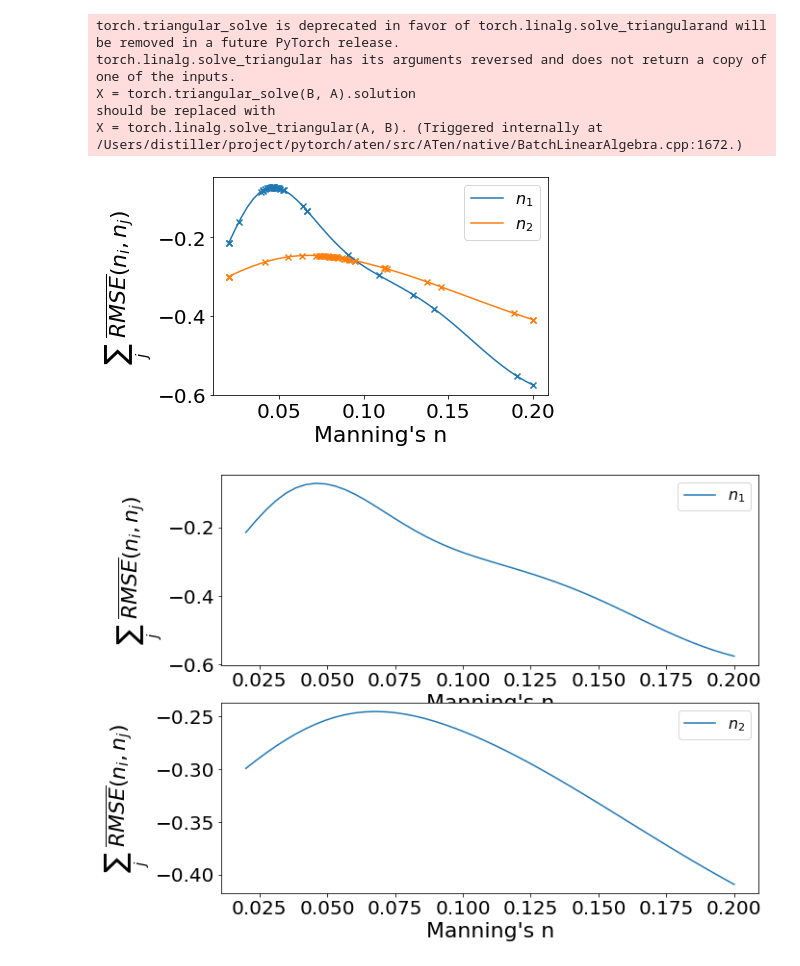
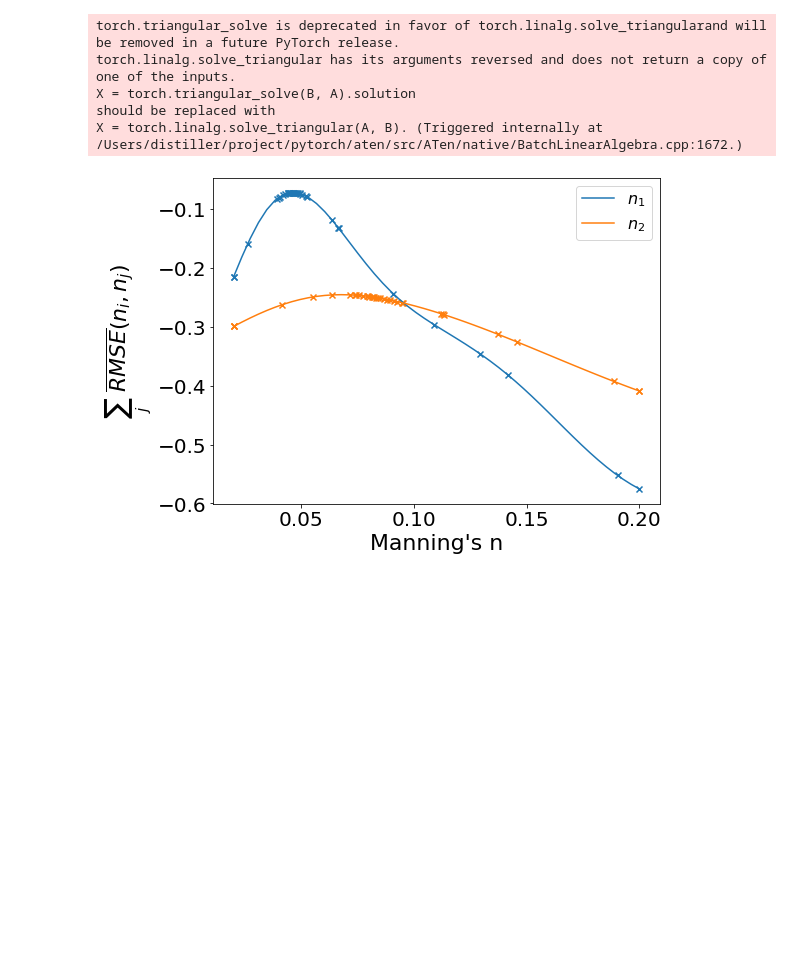
Before and after one commit to alex-l-young/rasopt, a Jupyter notebook: examples/model_marginals.ipynb, the cells around one changed output. Saved outputs shown, nothing was run; the diff lists cells and outputs as text; code cells hidden in the pictures; blank space fills up the shorter version.

```diff
--- a/examples/model_marginals.ipynb
+++ b/examples/model_marginals.ipynb
@@ -98,45 +98,44 @@ dims = list(range(ndim-1,-1,-1))
 marginal_funcs = []
 for i in dims:
     # Dimensions to marginalize out.
     marg_dim = dims.copy()
     marg_dim.remove(i)
 
     f = np.squeeze(np.apply_over_axes(np.sum, fg, marg_dim))
     marginal_funcs.append(f)
 
 
 # Plot marginal distributions on same plot.
-fig, ax = plt.subplots()
+fig, ax = plt.subplots(figsize=(8,6))
 for i in range(ndim):
     a = ax.plot(param_x[i], marginal_funcs[i], label=f'$n_{i+1}$')
 
     # Scatter plot sampling locations along each line.
     x_name = x_names[i]
     sample_x = results_df.loc[:,x_name]
 
     sample_y = interp_x_to_data(param_x[i], marginal_funcs[i], sample_x)
     ax.scatter(sample_x, sample_y, marker='x', c=a[0].get_color())
 
 ax.legend(fontsize=16)
 ax.set_xlabel("Manning's n", fontsize=22)
 ax.set_ylabel('$\sum_j \ \overline{RMSE}(n_i,n_j)$',  fontsize=22)
 ax.tick_params(axis='x', labelsize=20)
 ax.tick_params(axis='y', labelsize=20)
 
 
-# Plot marginal distributions on grid.
-fig, ax = plt.subplots(2,1, figsize=(10,8))
-for i in range(ndim):
-    ax[i].plot(param_x[i], marginal_funcs[i], label=f'$n_{i+1}$')
+# # Plot marginal distributions on grid.
+# fig, ax = plt.subplots(2,1, figsize=(10,8))
+# for i in range(ndim):
+#     ax[i].plot(param_x[i], marginal_funcs[i], label=f'$n_{i+1}$')
 
-    ax[i].legend(fontsize=16)
-    ax[i].set_xlabel("Manning's n", fontsize=22)
-    ax[i].set_ylabel('$\sum_j \ \overline{RMSE}(n_i,n_j)$', fontsize=22)
-    ax[i].tick_params(axis='x', labelsize=20)
-    ax[i].tick_params(axis='y', labelsize=20)
+#     ax[i].legend(fontsize=16)
+#     ax[i].set_xlabel("Manning's n", fontsize=22)
+#     ax[i].set_ylabel('$\sum_j \ \overline{RMSE}(n_i,n_j)$', fontsize=22)
+#     ax[i].tick_params(axis='x', labelsize=20)
+#     ax[i].tick_params(axis='y', labelsize=20)
 # %% [output]
-[figure, old version]
+[figure, new version]
-[figure, removed]
 # %%
 def interp_x_to_data(data_x, data_y, x):
     """
```
